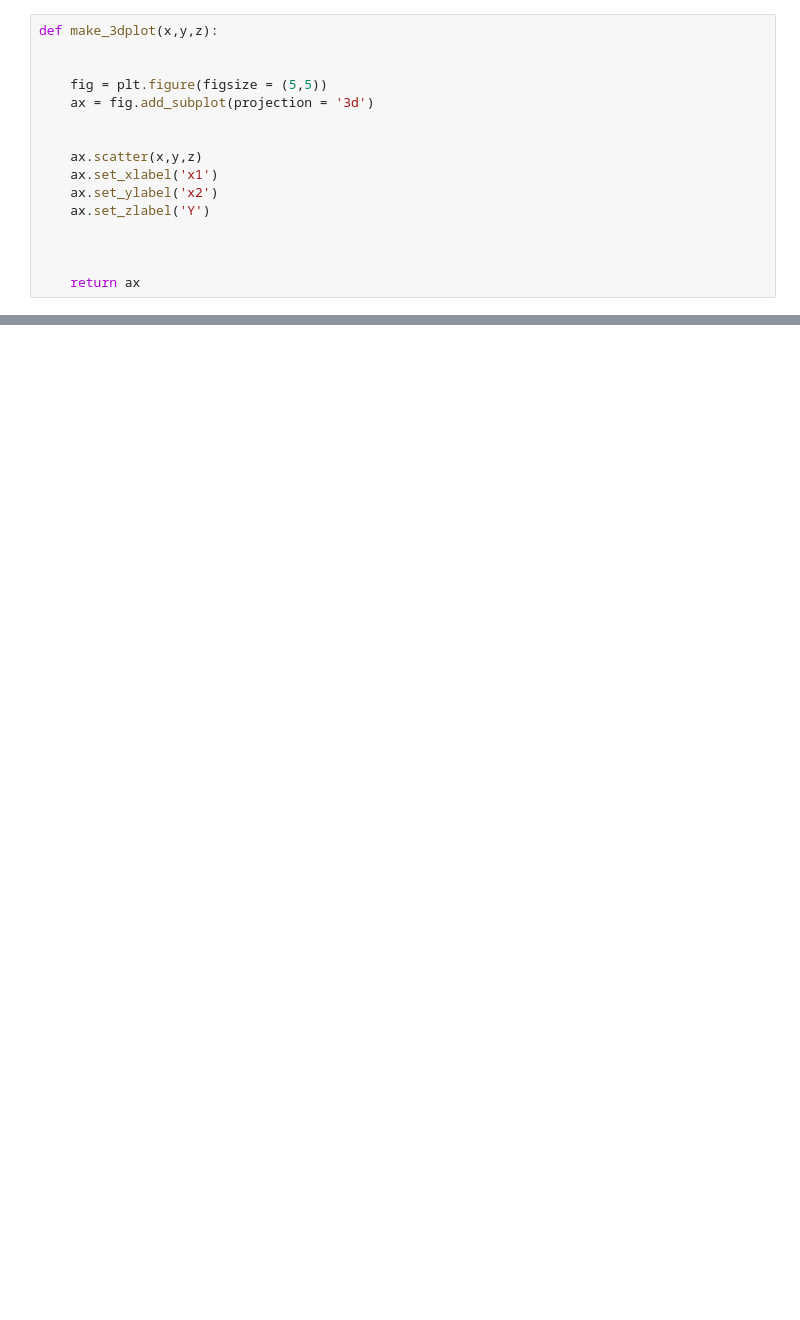
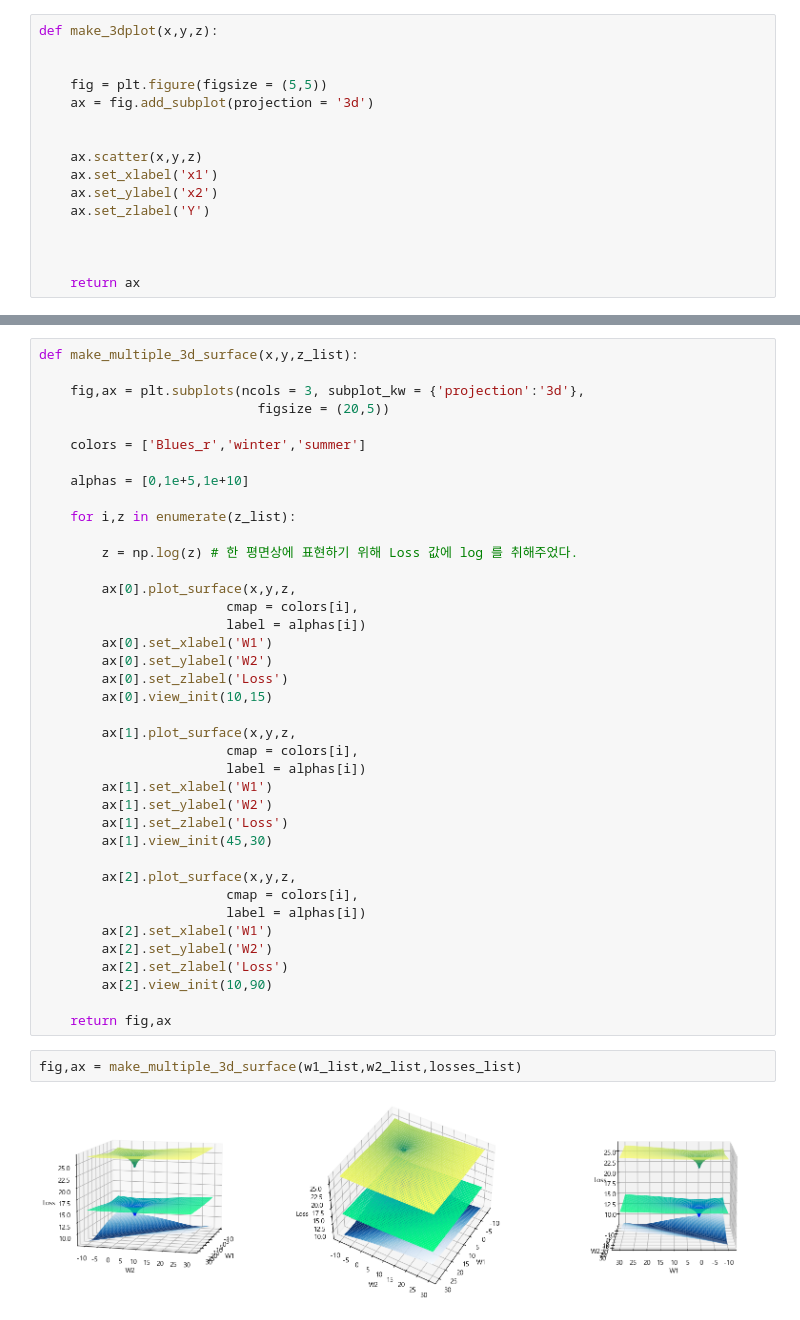
Before and after one commit to yonghyeun/Deep-learning, a Jupyter notebook: 4. Loss surface 로 보는 L2 규제.ipynb, the cells around one changed output, grey strips where cells are left out. Cells and saved outputs as stored; diff of their text form; blank space fills up the shorter version.

```diff
--- a/4. Loss surface 로 보는 L2 규제.ipynb
+++ b/4. Loss surface 로 보는 L2 규제.ipynb
@@ -110,0 +153,43 @@ Text(0.5, 0.98, 'Weights 값에 따른 Loss function Surface')
+# %%
+def make_multiple_3d_surface(x,y,z_list):
+
+    fig,ax = plt.subplots(ncols = 3, subplot_kw = {'projection':'3d'},
+                            figsize = (20,5))
+
+    colors = ['Blues_r','winter','summer']
+
+    alphas = [0,1e+5,1e+10]
+
+    for i,z in enumerate(z_list):
+
+        z = np.log(z) # 한 평면상에 표현하기 위해 Loss 값에 log 를 취해주었다.
+
+        ax[0].plot_surface(x,y,z,
+                        cmap = colors[i],
+                        label = alphas[i])
+        ax[0].set_xlabel('W1')
+        ax[0].set_ylabel('W2')
+        ax[0].set_zlabel('Loss')
+        ax[0].view_init(10,15)
+
+        ax[1].plot_surface(x,y,z,
+                        cmap = colors[i],
+                        label = alphas[i])
+        ax[1].set_xlabel('W1')
+        ax[1].set_ylabel('W2')
+        ax[1].set_zlabel('Loss')
+        ax[1].view_init(45,30)
+
+        ax[2].plot_surface(x,y,z,
+                        cmap = colors[i],
+                        label = alphas[i])
+        ax[2].set_xlabel('W1')
+        ax[2].set_ylabel('W2')
+        ax[2].set_zlabel('Loss')
+        ax[2].view_init(10,90)
+
+    return fig,ax
+# %%
+fig,ax = make_multiple_3d_surface(w1_list,w2_list,losses_list)
+# %% [output]
+[figure, added]
```
Also changed, not shown: parts of 9 cells of this notebook.
